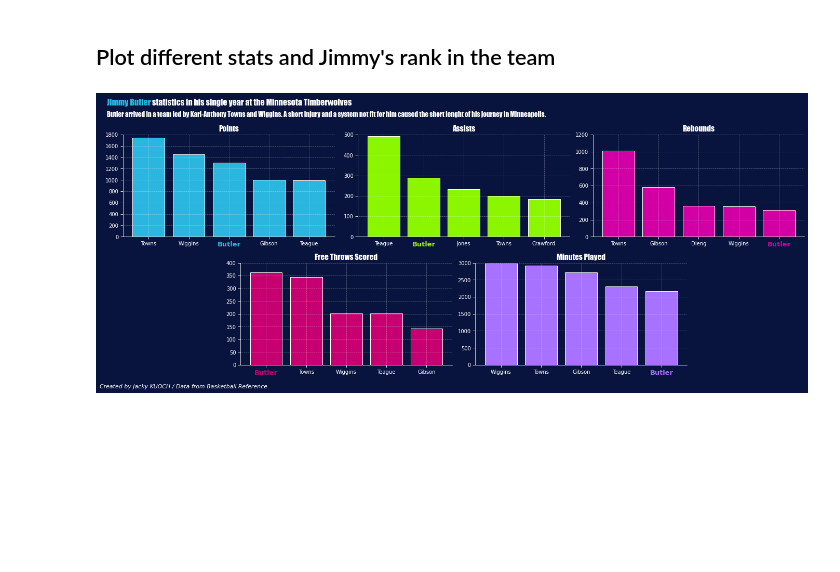
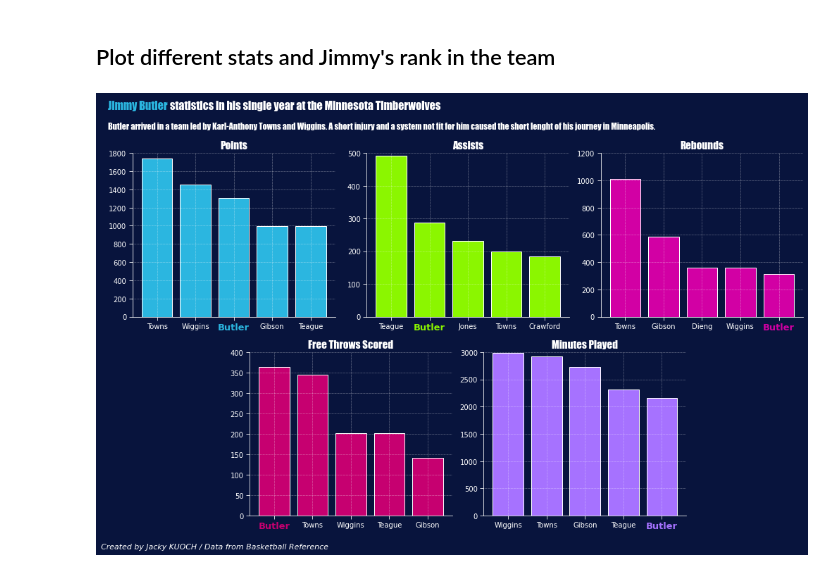
Before and after one commit to JackyKch/JimmyButler, a Jupyter notebook: coding/minnesota_importance.ipynb, the cells around one changed output. Saved outputs shown, nothing was run; the diff lists cells and outputs as text; code cells hidden in the pictures; blank space fills up the shorter version.

```diff
--- a/coding/minnesota_importance.ipynb
+++ b/coding/minnesota_importance.ipynb
@@ -51,7 +51,7 @@ minutes = df.sort_values(by=['MP'], ascending=False).head(5)
 freethrows = df.sort_values(by=['FT'], ascending=False).head(5)
 # %%
 # Create subplots
-fig,axs = plt.subplots(2,3,figsize = (19,7))
+fig,axs = plt.subplots(2,3,figsize = (14,8))
 hfont = {'fontname':'Impact'}
 
 #Position of the plots
@@ -123,7 +123,7 @@ ax5.set_ylim(0,3000)
 
 # Title and credits
 fig_text(0.01,1.08, s="<Jimmy Butler> statistics in his single year at the Minnesota Timberwolves\n", highlight_textprops=[{"color": '#2bb6e0'}], fontsize = 16, fontweight = "bold", color = "w", **hfont)
-fig.text(0.01,1.01, "Butler arrived in a team led by Karl-Anthony Towns and Wiggins. A short injury and a system not fit for him caused the short lenght of his journey in Minneapolis.", fontsize = 13, fontweight="light", color = "w", **hfont)
+fig.text(0.01,1.01, "Butler arrived in a team led by Karl-Anthony Towns and Wiggins. A short injury and a system not fit for him caused the short lenght of his journey in Minneapolis.", fontsize = 12, fontweight="light", color = "w", **hfont)
 fig.text(0, -0.025, "Created by Jacky KUOCH / Data from Basketball Reference",fontstyle="italic",fontsize=11, color="w")
 
 # Plot bar charts of stats
@@ -141,31 +141,31 @@ ax3.set_title("Rebounds", color="w", fontsize=15 , **hfont)
 ax4.set_title("Free Throws Scored", color="w", fontsize=15 , **hfont)
 ax5.set_title("Minutes Played", color="w", fontsize=15 , **hfont)
 
 #Highlight Jimmy's xticks for first plot
 ax1.get_xticklabels()[2].set_color("#2bb6e0")
 ax1.get_xticklabels()[2].set_fontsize(13)
 ax1.get_xticklabels()[2].set_weight("heavy")
 
 #Highlight Jimmy's xticks for second plot
 ax2.get_xticklabels()[1].set_color("#8BF600")
 ax2.get_xticklabels()[1].set_fontsize(13)
 ax2.get_xticklabels()[1].set_weight("heavy")
 
 #Highlight Jimmy's xticks for third plot
 ax3.get_xticklabels()[4].set_color("#D200A4")
 ax3.get_xticklabels()[4].set_fontsize(13)
 ax3.get_xticklabels()[4].set_weight("heavy")
 
 #Highlight Jimmy's xticks for fourth plot
 ax4.get_xticklabels()[0].set_color("#C60070")
 ax4.get_xticklabels()[0].set_fontsize(13)
 ax4.get_xticklabels()[0].set_weight("heavy")
 
 #Highlight Jimmy's xticks for fith plot
 ax5.get_xticklabels()[4].set_color("#A672FF")
 ax5.get_xticklabels()[4].set_fontsize(13)
 ax5.get_xticklabels()[4].set_weight("heavy")
 
 fig.tight_layout()
 # %% [output]
-[figure, old version]
+[figure, new version]
```
